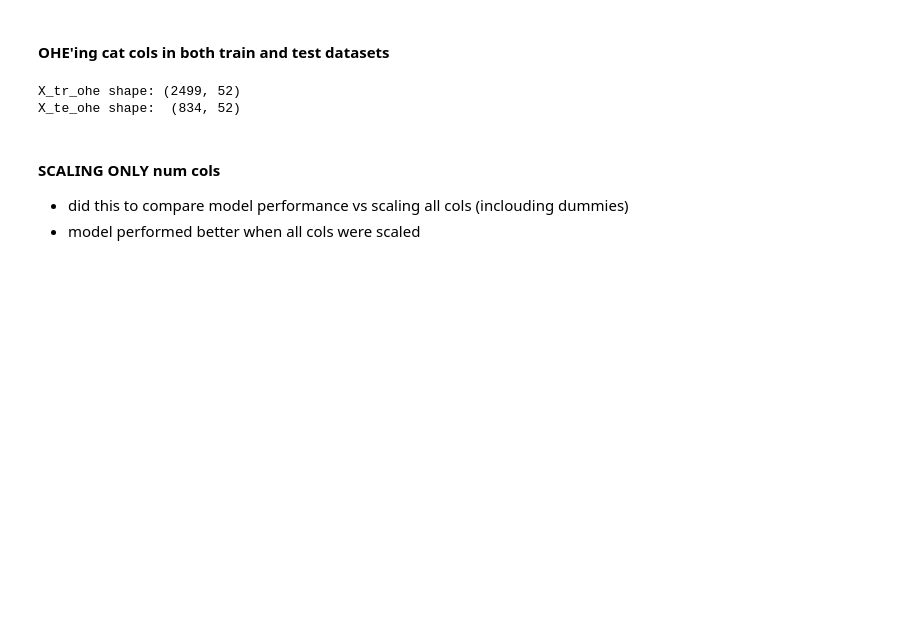
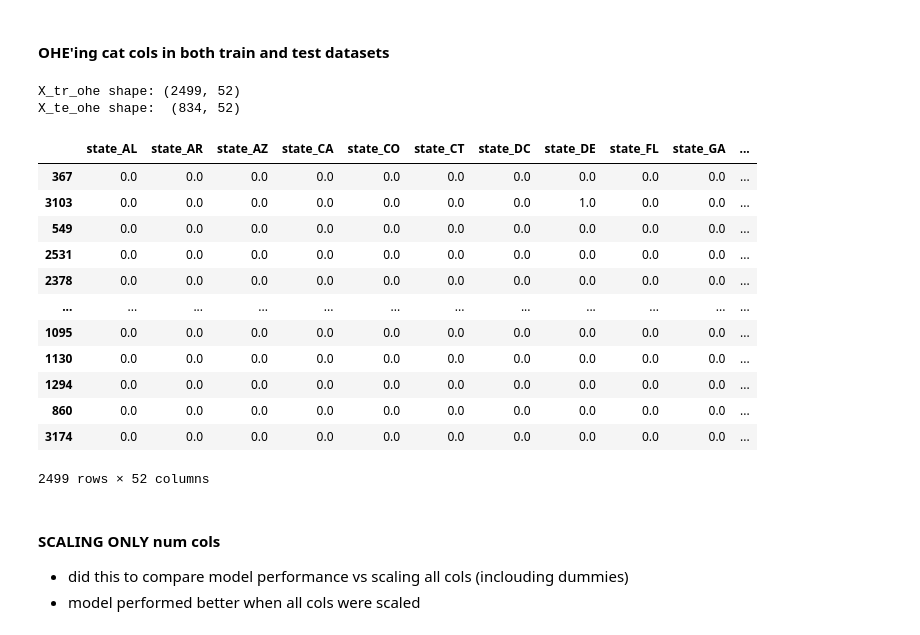
Before and after one commit to howen7/Predictive_Modeling, a Jupyter notebook: notebooks/exploratory/oz_01_data_collection_exploration.ipynb, the cells around one changed output. Drawn from its saved outputs; the diff is of its cells as text; code cells hidden in the pictures; blank space fills up the shorter version.

```diff
--- a/notebooks/exploratory/oz_01_data_collection_exploration.ipynb
+++ b/notebooks/exploratory/oz_01_data_collection_exploration.ipynb
@@ -657,6 +657,22 @@ print('X_te_ohe shape: ', X_te_ohe.shape)
 # %% [output]
 X_tr_ohe shape: (2499, 52)
 X_te_ohe shape:  (834, 52)
+# %%
+X_tr_ohe
+# %% [output]
+|  | state_AL | state_AR | state_AZ | state_CA | state_CO | state_CT | state_DC | state_DE | state_FL | state_GA | ... |
+| 367 | 0.0 | 0.0 | 0.0 | 0.0 | 0.0 | 0.0 | 0.0 | 0.0 | 0.0 | 0.0 | ... |
+| 3103 | 0.0 | 0.0 | 0.0 | 0.0 | 0.0 | 0.0 | 0.0 | 1.0 | 0.0 | 0.0 | ... |
+| 549 | 0.0 | 0.0 | 0.0 | 0.0 | 0.0 | 0.0 | 0.0 | 0.0 | 0.0 | 0.0 | ... |
+| 2531 | 0.0 | 0.0 | 0.0 | 0.0 | 0.0 | 0.0 | 0.0 | 0.0 | 0.0 | 0.0 | ... |
+| 2378 | 0.0 | 0.0 | 0.0 | 0.0 | 0.0 | 0.0 | 0.0 | 0.0 | 0.0 | 0.0 | ... |
+| ... | ... | ... | ... | ... | ... | ... | ... | ... | ... | ... | ... |
+| 1095 | 0.0 | 0.0 | 0.0 | 0.0 | 0.0 | 0.0 | 0.0 | 0.0 | 0.0 | 0.0 | ... |
+| 1130 | 0.0 | 0.0 | 0.0 | 0.0 | 0.0 | 0.0 | 0.0 | 0.0 | 0.0 | 0.0 | ... |
+| 1294 | 0.0 | 0.0 | 0.0 | 0.0 | 0.0 | 0.0 | 0.0 | 0.0 | 0.0 | 0.0 | ... |
+| 860 | 0.0 | 0.0 | 0.0 | 0.0 | 0.0 | 0.0 | 0.0 | 0.0 | 0.0 | 0.0 | ... |
+| 3174 | 0.0 | 0.0 | 0.0 | 0.0 | 0.0 | 0.0 | 0.0 | 0.0 | 0.0 | 0.0 | ... |
+2499 rows × 52 columns
 # %% [markdown]
 #### SCALING ONLY num cols
 - did this to compare model performance vs scaling all cols (inclouding dummies)
```
Also changed, not shown: 1 other file.
